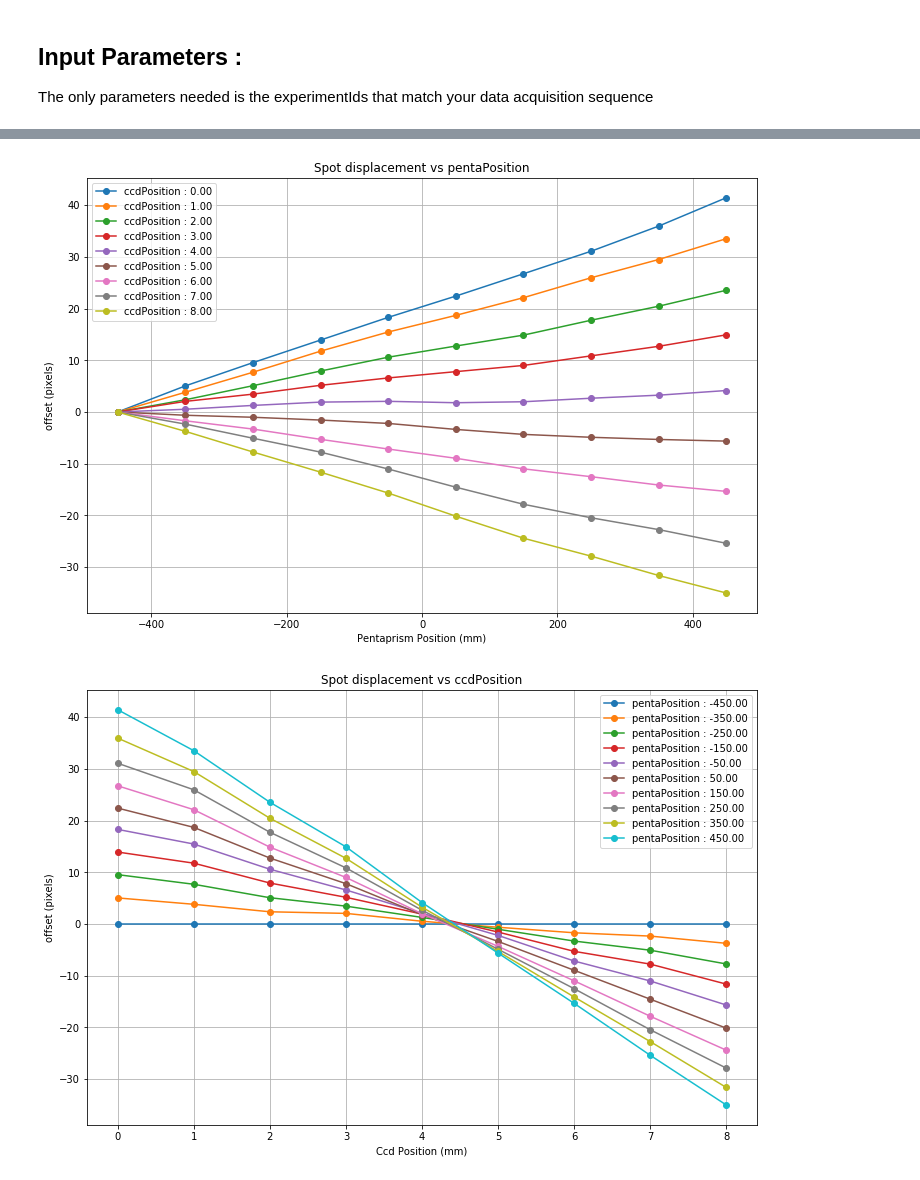
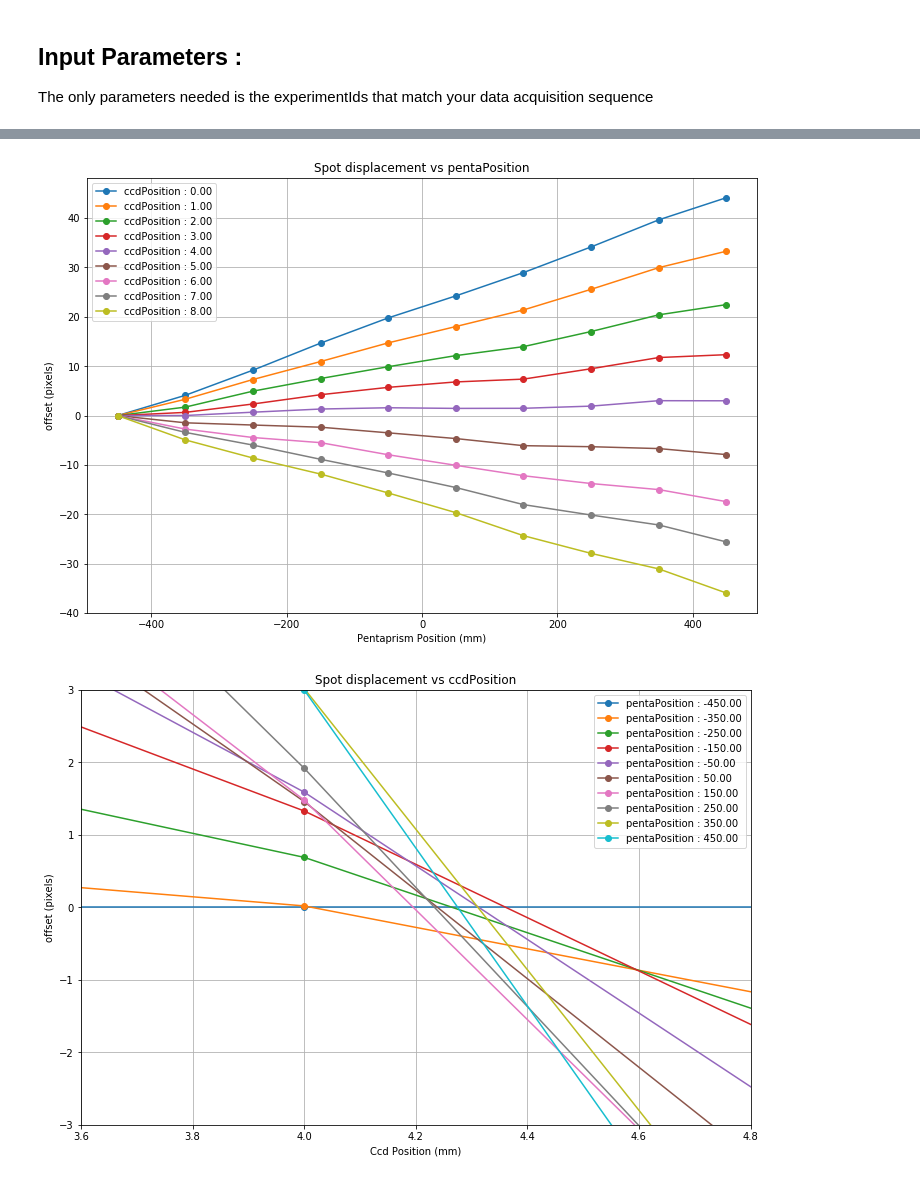
Before and after one commit to alefur/ait-notebook, a Jupyter notebook: Sac_Alignment-Final.ipynb, the cells around one changed output, grey strips where cells are left out. Cells and saved outputs as stored; diff of their text form; code cells hidden in the pictures.

```diff
--- a/Sac_Alignment-Final.ipynb
+++ b/Sac_Alignment-Final.ipynb
@@ -49,16 +61,21 @@ the goal here is to take several sequences for difference focus value, here we h
 ## Input Parameters :
 The only parameters needed is the experimentIds that match your data acquisition sequence
 # %%
-experimentStart = 27 #the first experimentId is 12
-experimentEnd = 35    #the last experimentId is 16
+experimentStart = 154 #the first experimentId is 12
+experimentEnd = 165    #the last experimentId is 16
+ignore = [156,157,158]
 # %%
 dfs = []
 
 for experimentId in range(experimentStart, experimentEnd+1):
+    if experimentId in ignore:
+        continue
     visitStart, visitEnd = Logbook.visitRange(experimentId=experimentId)
     duplicate = int(Logbook.getParameter(experimentId=experimentId, param='duplicate'))
 
     filelist = constructFilelist(visitStart=visitStart, visitEnd=visitEnd)
-    dfs.append(sacShift(filelist=filelist, duplicate=duplicate))
+    df = sacShift(filelist=filelist, duplicate=duplicate)
+    df['experimentId'] = experimentId
+    dfs.append(df)
 
 cube = pd.concat(dfs)
@@ -66,7 +102,6 @@ cube = pd.concat(dfs)
 plt.figure(figsize=(12,8))
 plt.xlabel('Pentaprism Position (mm)')
 plt.ylabel('offset (pixels)')
-
 
 for ccdPosition, df in cube.groupby('ccdPosition'):
     plt.plot(df['pentaPosition'], df['shift_x'], 'o-', label='ccdPosition : %.2f'%ccdPosition)
@@ -78,24 +113,26 @@ plt.legend()
 if False:
     plt.savefig(os.path.join(imgPath, 'SM1_SACALIGN_EXP%i-%i_SPOT_DISPLACEMENT.png'%(experimentStart, experimentEnd)))
 # %% [output]
-[figure, old version]
+[figure, new version]
 # %%
 plt.figure(figsize=(12,8))
 plt.xlabel('Ccd Position (mm)')
 plt.ylabel('offset (pixels)')
 
 
 for pentaPosition, df in cube.groupby('pentaPosition'):
     plt.plot(df['ccdPosition'], df['shift_x'], 'o-', label='pentaPosition : %.2f'%pentaPosition)
 
 plt.title('Spot displacement vs ccdPosition')
 plt.grid()
 plt.legend()
+plt.xlim(3.6,4.8)
+plt.ylim(-3, 3)
 
 if False:
     plt.savefig(os.path.join(imgPath, 'SM1_SACALIGN_EXP%i-%i_SPOT_DISPLACEMENT.png'%(experimentStart, experimentEnd)))
 # %% [output]
-[figure, old version]
+[figure, new version]
 # %%
 data = []
 for ccdPosition, df in cube.groupby('ccdPosition'):
```
Also changed, not shown: parts of 9 cells of this notebook, 1 other file.
